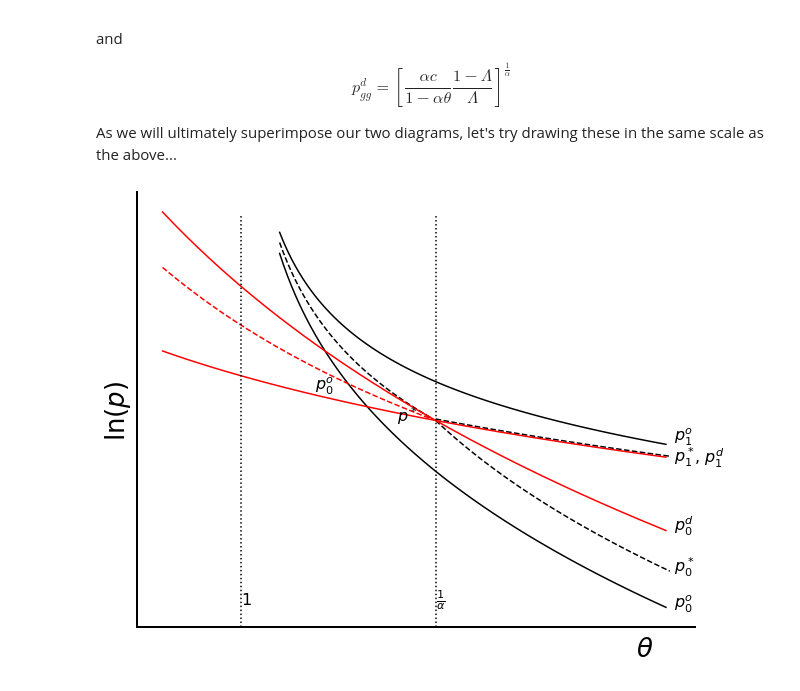
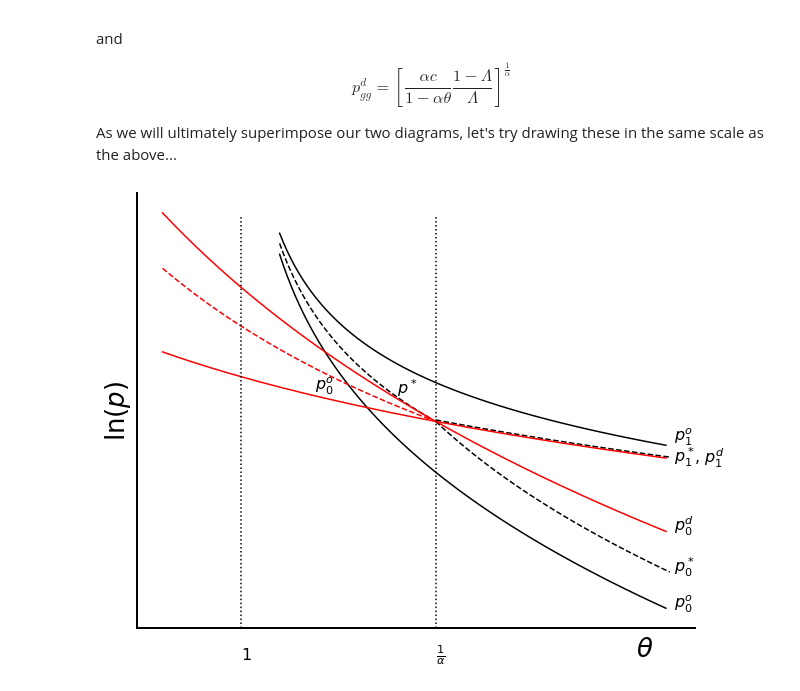
Before and after one commit to jhconning/enclosure, a Jupyter notebook: notebooks/PaperDiagramsAndAlgebra.ipynb, the cells around one changed output. Drawn from its saved outputs; the diff is of its cells as text; code cells hidden in the pictures.

```diff
--- a/notebooks/PaperDiagramsAndAlgebra.ipynb
+++ b/notebooks/PaperDiagramsAndAlgebra.ipynb
@@ -392,34 +392,34 @@ if full_diag:
     t1 = ax.text(ep, np.min(ln_po0), r'$p^o_0$', fontsize=16)
     t2 = ax.text(ep, np.min(ln_po1)+.05, r'$p^o_1$', fontsize=16)
     t3 = ax.text(ep, np.min(ln_ps0), r'$p^*_0$', fontsize=16)
     t4 = ax.text(ep, np.min(ln_ps1)-.05, r'$p^*_1$', fontsize=16)
-    t5 = ax.text(cv-.1, np.min(ln_ps)-.04, r'$p^*$', fontsize=16)
+    t5 = ax.text(cv-.1, np.min(ln_ps)+.34, r'$p^*$', fontsize=16)
 
 bbline1 = ax.plot(the_d, ln_pd0, color='red')
 bbline2 = ax.plot(the_d, ln_pd1, color='red')
 bbline3 = ax.plot(the_gg, ln_pdgg, color='red', linestyle='dashed')
 
 vline1 = ax.axvline(1/alp, ymax=.95, linestyle=':', color='black')
 vline2 = ax.axvline(1, ymax=.95, linestyle=':', color='black')
 
 d1  = ax.text(ep, np.min(ln_pd0), r'$p^d_0$', fontsize=16)
 dgg = ax.text(np.max(the_gg)-.3, np.min(ln_pdgg)+.4, r'$p^o_0$', fontsize=16)
 
 if full_diag:
     d2  = ax.text(ep+.05, np.min(ln_pd1)-.07, r', $p^d_1$', fontsize=16)
 else:
     d2  = ax.text(ep, np.min(ln_pd1), r'$p^d_1$', fontsize=16)
 
 if full_diag:
-    text1 = ax.text(cv, np.min(ln_pd0)-1, r'$\frac{1}{\alpha}$', fontsize=16)
-    text2 = ax.text(1, np.min(ln_pd0)-1, r'$1$', fontsize=16)
+    text1 = ax.text(cv, np.min(ln_pd0)-1.75, r'$\frac{1}{\alpha}$', fontsize=16)
+    text2 = ax.text(1, np.min(ln_pd0)-1.75, r'$1$', fontsize=16)
 else:
     text1 = ax.text(cv, np.min(ln_pd0)-.5, r'$\frac{1}{\alpha}$', fontsize=16)
     text2 = ax.text(1, np.min(ln_pd0)-.5, r'$1$', fontsize=16)
 
 if full_diag:
     fig.savefig('nash_so_comp.png')
 else:
     fig.savefig('nash_eq.png')
 # %% [output]
-[figure, old version]
+[figure, new version]
```
Also changed, not shown: parts of 7 cells of this notebook, 1 other file.
